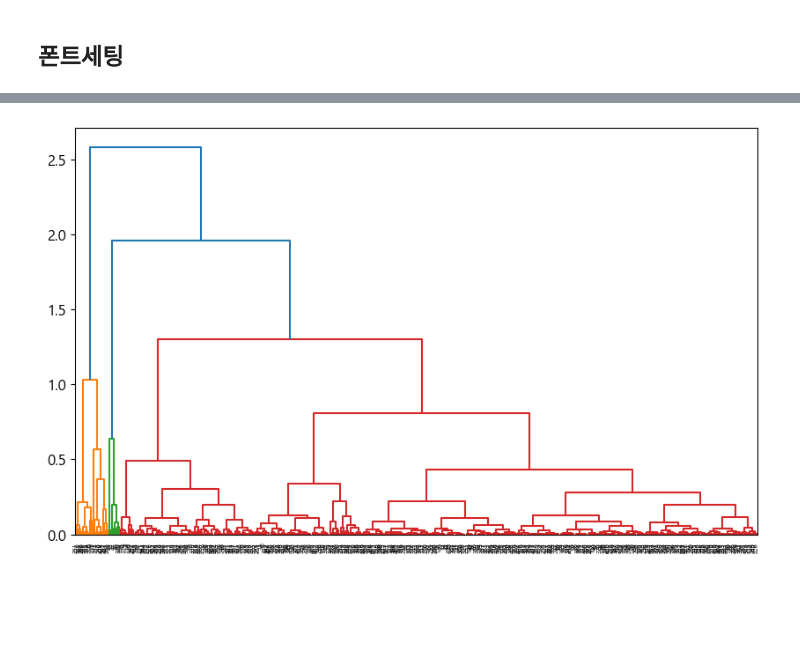
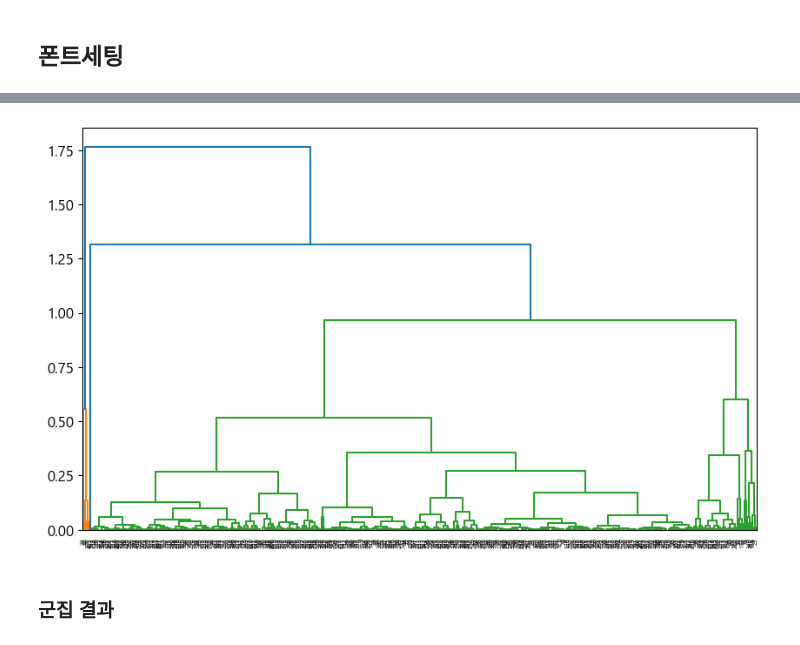
Before and after one commit to jaekim3220/finalproject, a Jupyter notebook: 계층적군집/데이터분석(3-2.계층군집).ipynb, the cells around one changed output, grey strips where cells are left out. Cells and saved outputs as stored; diff of their text form; code cells hidden in the pictures; blank space fills up the shorter version.

```diff
--- a/계층적군집/데이터분석(3-2.계층군집).ipynb
+++ b/계층적군집/데이터분석(3-2.계층군집).ipynb
@@ -39,0 +53,4 @@ origin2=origin1.copy()
+# %%
+origin2=origin1.copy()
+origin2=origin1.fillna(0)
+origin2.isna().sum()
@@ -42,6 +68,6 @@ origin2=origin1.copy()
 # %%
 origin3=origin2.copy()
-origin3_1=origin3.filter(['읍면동명','그린지수minmax','여가생활지수minmax']) # 클러스터링 아이디 붙일 변수
-origin3_3=origin3.filter(['그린지수minmax','여가생활지수minmax']) # 계층군집용 변수
+origin3_1=origin3.filter(['읍면동명','환경자족성지수minmax','여가생활지수minmax']) # 클러스터링 아이디 붙일 변수
+origin3_3=origin3.filter(['환경자족성지수minmax','여가생활지수minmax']) # 계층군집용 변수
 origin3_3.head()
 # %% [output]
@@ -54,10 +91,20 @@ origin3_3.head()
 # %%
-ac=AgglomerativeClustering(n_clusters=6, metric='euclidean',linkage='ward',compute_distances=True)
+# 모델 객체 생성
+ac=AgglomerativeClustering(n_clusters=6,    # 찾아야 할 클러스터 수(earlystopping과 유사)
+                           metric='euclidean',  # 클러스터 간 거리 측정 방법
+                           linkage='ward',  # 거리측정 방법
+                           compute_distances=True   #시각화를 위하 반드시 필요
+                           )
+# 학습
 clustering=ac.fit(origin3_3)
 
+# zeros 모든 원소가 0인 요소 확인
 counts=np.zeros(clustering.children_.shape[0])
+# labels_ : 각 입력 데이터의 그룹 번호
 n_samples=len(clustering.labels_)
 
+# 자식 노드를 반복하면서 점을 찍어준다
+# => (자식이 몇개 있는지 확인하는 과정)
 for i,merge in enumerate(clustering.children_):
     current_count=0
     for child_idx in merge:
@@ -67,11 +114,13 @@ for i,merge in enumerate(clustering.children_):
             current_count += counts[child_idx - n_samples]
     counts[i]=current_count
 
+# 자식 노드의 수를 저장하는 배열
 linkage_matrix=np.column_stack(
     [clustering.children_,clustering.distances_,counts]
 ).astype(float)
 
-#plot the corresponding dendrogram
+# plt를 설정하지 않으면 쓸데 없는 값도 함께 추출됨
+# dendrogram(linkage_matrix)
 plt.figure(figsize=(10,6))
 dendrogram(linkage_matrix)
 plt.show()
@@ -140,6 +217,6 @@ origin3_1[origin3_1['labels']==4]
 # %%
 origin4=origin2.copy()
-origin4_1=origin4.filter(['읍면동명','그린지수minmax','사회적약자_지원_인프라_밀집도minmax']) # 클러스터링 아이디 붙일 변수
-origin4_3=origin4.filter(['그린지수minmax','사회적약자_지원_인프라_밀집도minmax']) # 계층군집용 변수
+origin4_1=origin4.filter(['읍면동명','환경자족성지수minmax','사회적약자_지원_인프라_밀집도minmax']) # 클러스터링 아이디 붙일 변수
+origin4_3=origin4.filter(['환경자족성지수minmax','사회적약자_지원_인프라_밀집도minmax']) # 계층군집용 변수
 origin4_3.head()
 # %% [output]
@@ -348,30 +480,32 @@ origin6_3.head()
 # %%
-ac4=AgglomerativeClustering(n_clusters=6, metric='euclidean',linkage='ward',compute_distances=True)
+ac4=AgglomerativeClustering(n_clusters=4, metric='euclidean',linkage='ward',compute_distances=True)
 clustering4=ac4.fit(origin6_3)
 
 counts=np.zeros(clustering4.children_.shape[0])
 n_samples=len(clustering4.labels_)
 
 for i,merge in enumerate(clustering4.children_):
     current_count=0
     for child_idx in merge:
         if child_idx < n_samples:
             current_count +=1 # leaf node
         else:
             current_count += counts[child_idx - n_samples]
     counts[i]=current_count
 
 linkage_matrix=np.column_stack(
     [clustering4.children_,clustering4.distances_,counts]
 ).astype(float)
 
 #plot the corresponding dendrogram
 plt.figure(figsize=(10,6))
 dendrogram(linkage_matrix)
 plt.show()
 plt.close()
 # %% [output]
-[figure, old version]
+[figure, new version]
+# %% [markdown]
+### 군집 결과
 # %%
 clustering4.labels_
 # %% [output]
```
Also changed, not shown: parts of 130 cells of this notebook, 3 other files.
